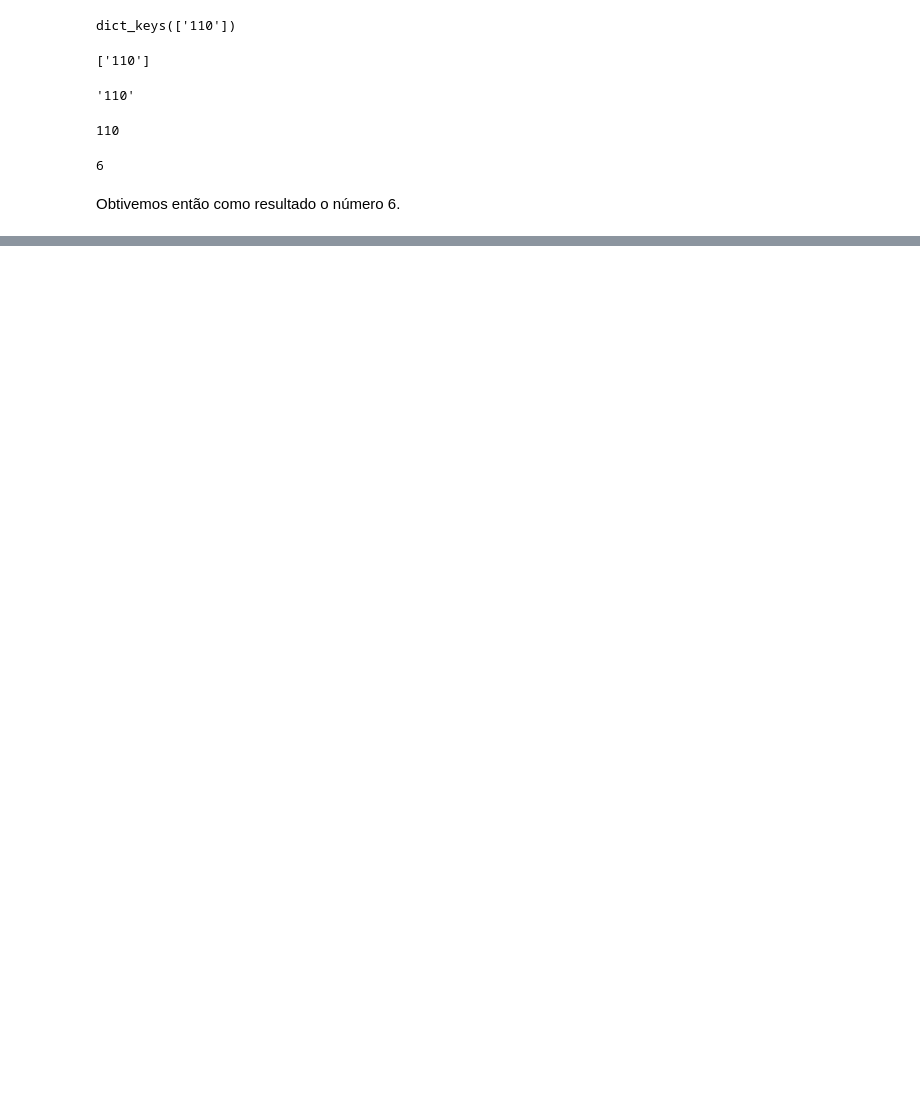
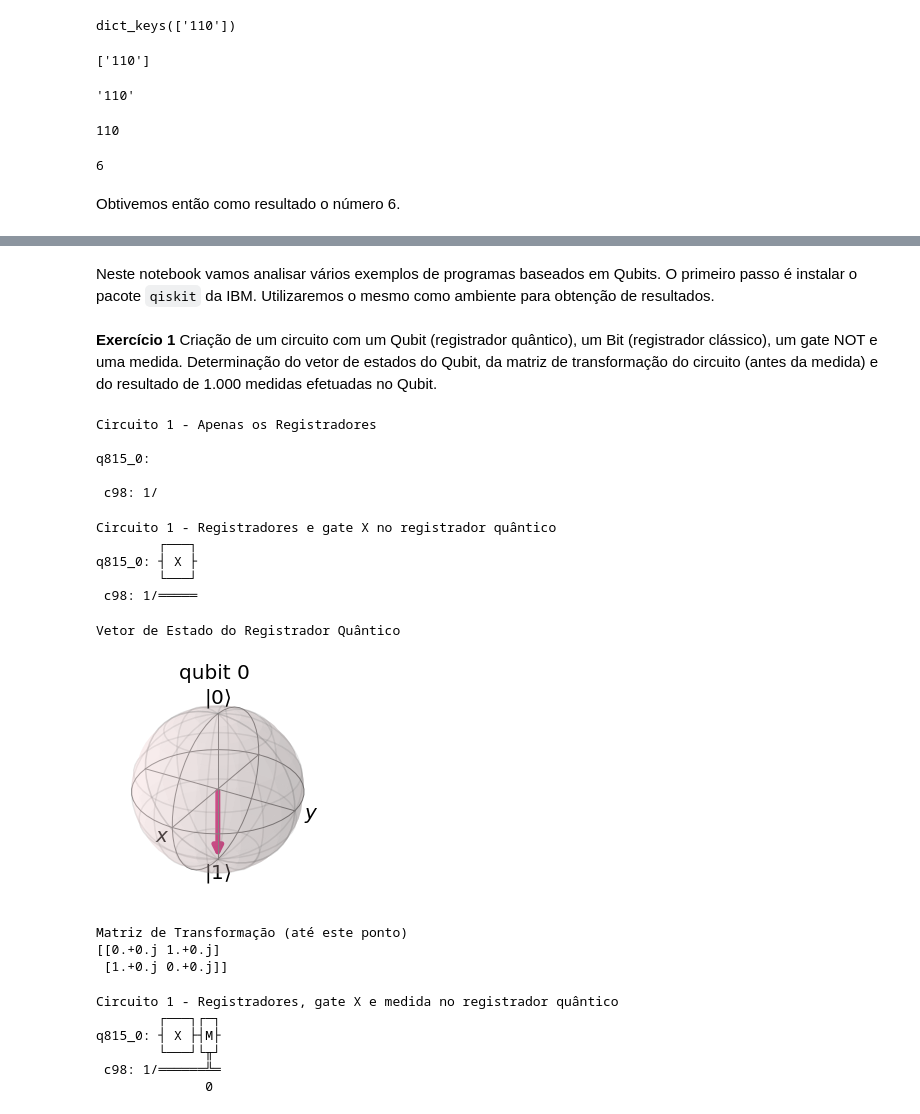
Before and after one commit to gustavomirapalheta/Quantum-Computing-with-Qiskit, a Jupyter notebook: circuits_in_qiskit_0.1.ipynb, the cells around one changed output, grey strips where cells are left out. Saved outputs shown, nothing was run; the diff lists cells and outputs as text; code cells hidden in the pictures; blank space fills up the shorter version.

```diff
--- a/circuits_in_qiskit_0.1.ipynb
+++ b/circuits_in_qiskit_0.1.ipynb
@@ -197,0 +370,2 @@ Obtivemos então como resultado o número 6.
+# %% [markdown]
+Neste notebook vamos analisar vários exemplos de programas baseados em Qubits. O primeiro passo é instalar o pacote `qiskit` da IBM. Utilizaremos o mesmo como ambiente para obtenção de resultados.
@@ -197,0 +374,70 @@ Obtivemos então como resultado o número 6.
+# %% [markdown]
+**Exercício 1** Criação de um circuito com um Qubit (registrador quântico), um Bit (registrador clássico), um gate NOT e uma medida. Determinação do vetor de estados do Qubit, da matriz de transformação do circuito (antes da medida) e do resultado de 1.000 medidas efetuadas no Qubit.
+# %%
+# Importação da biblioteca qiskit
+import qiskit as qk
+
+# Criação de um registrador quântico
+qr = qk.QuantumRegister(1)
+
+# Criação de um registrador clássico
+cr = qk.ClassicalRegister(1)
+
+# Criação de um circuito quântico composto de um registrador tipo
+#  Qubit e um registrador tipo Bit.
+circuito = qk.QuantumCircuit(qr, cr)
+print("Circuito 1 - Apenas os Registradores")
+print(circuito.draw())
+# %% [output]
+Circuito 1 - Apenas os Registradores
+
+q815_0:
+
+ c98: 1/
+# %%
+# Executar a célula anterior
+# Inserção de uma porta lógica x (NOT Gate) no circuito
+circuito.x(qr)
+print("Circuito 1 - Registradores e gate X no registrador quântico")
+print(circuito.draw())
+# %% [output]
+Circuito 1 - Registradores e gate X no registrador quântico
+        ┌───┐
+q815_0: ┤ X ├
+        └───┘
+ c98: 1/═════
+# %%
+# Executar a célula anterior
+# Determinação do vetor de estados do registrador quântico
+job = qk.execute(experiments = circuito,
+                 backend = qk.BasicAer.get_backend('statevector_simulator'))
+print("Vetor de Estado do Registrador Quântico")
+from qiskit.tools.visualization import plot_bloch_multivector
+display(plot_bloch_multivector(job.result().get_statevector()))
+# %% [output]
+Vetor de Estado do Registrador Quântico
+[figure, added]
+# %%
+# Executar a célula anterior
+# Determinação da matriz de transformação do circuito (até este vetor de estados)
+job = qk.execute(experiments = circuito,
+                 backend = qk.BasicAer.get_backend('unitary_simulator'))
+print("Matriz de Transformação (até este ponto)")
+print(job.result().get_unitary())
+# %% [output]
+Matriz de Transformação (até este ponto)
+[[0.+0.j 1.+0.j]
+ [1.+0.j 0.+0.j]]
+# %%
+# Executar a célula anterior
+# Inserção de uma medida no registrador quântico
+circuito.measure(qr, cr)
+print("Circuito 1 - Registradores, gate X e medida no registrador quântico")
+print(circuito.draw())
+# %% [output]
+Circuito 1 - Registradores, gate X e medida no registrador quântico
+        ┌───┐┌─┐
+q815_0: ┤ X ├┤M├
+        └───┘└╥┘
+ c98: 1/══════╩═
+              0
```
Also changed, not shown: parts of 96 cells of this notebook.
